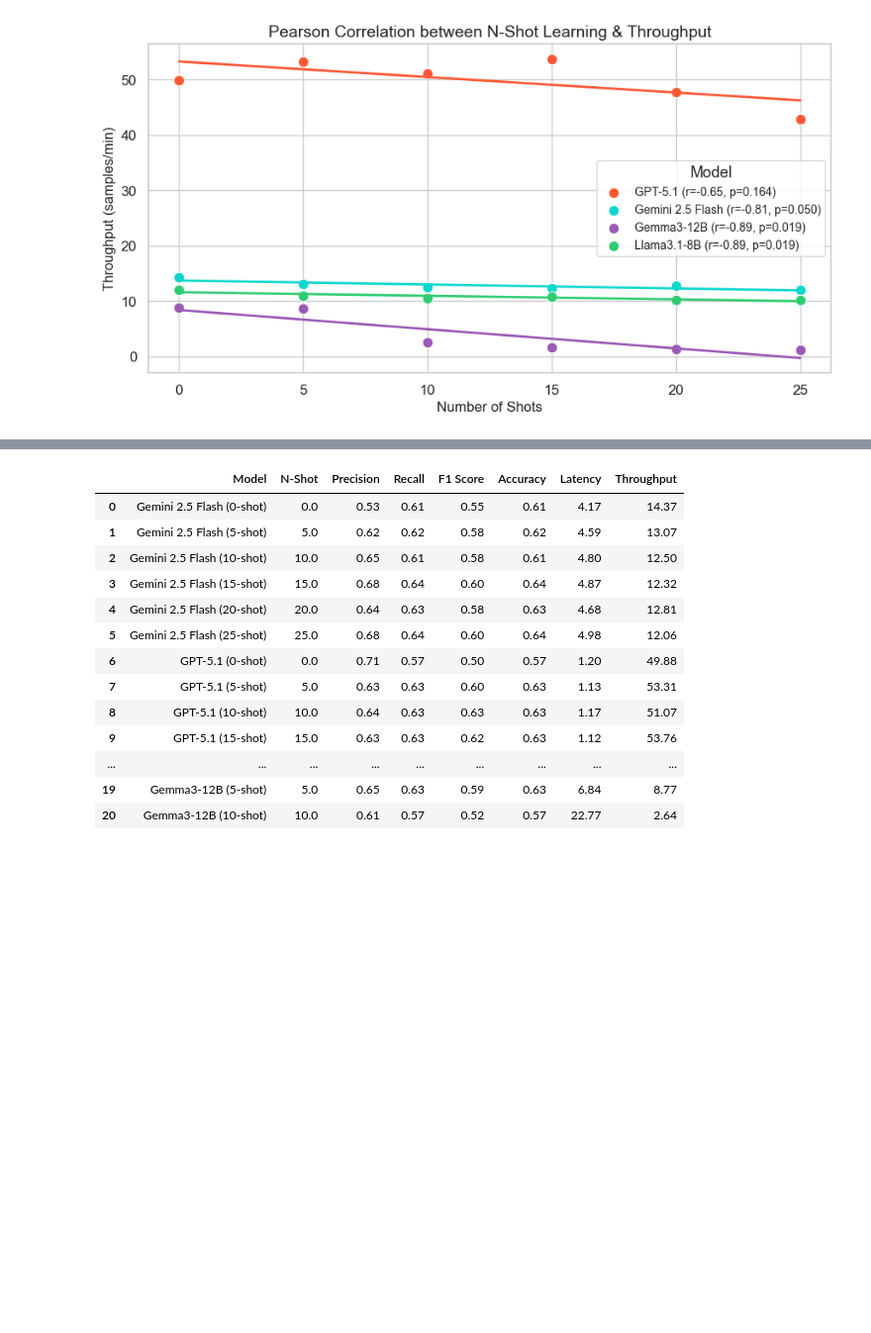
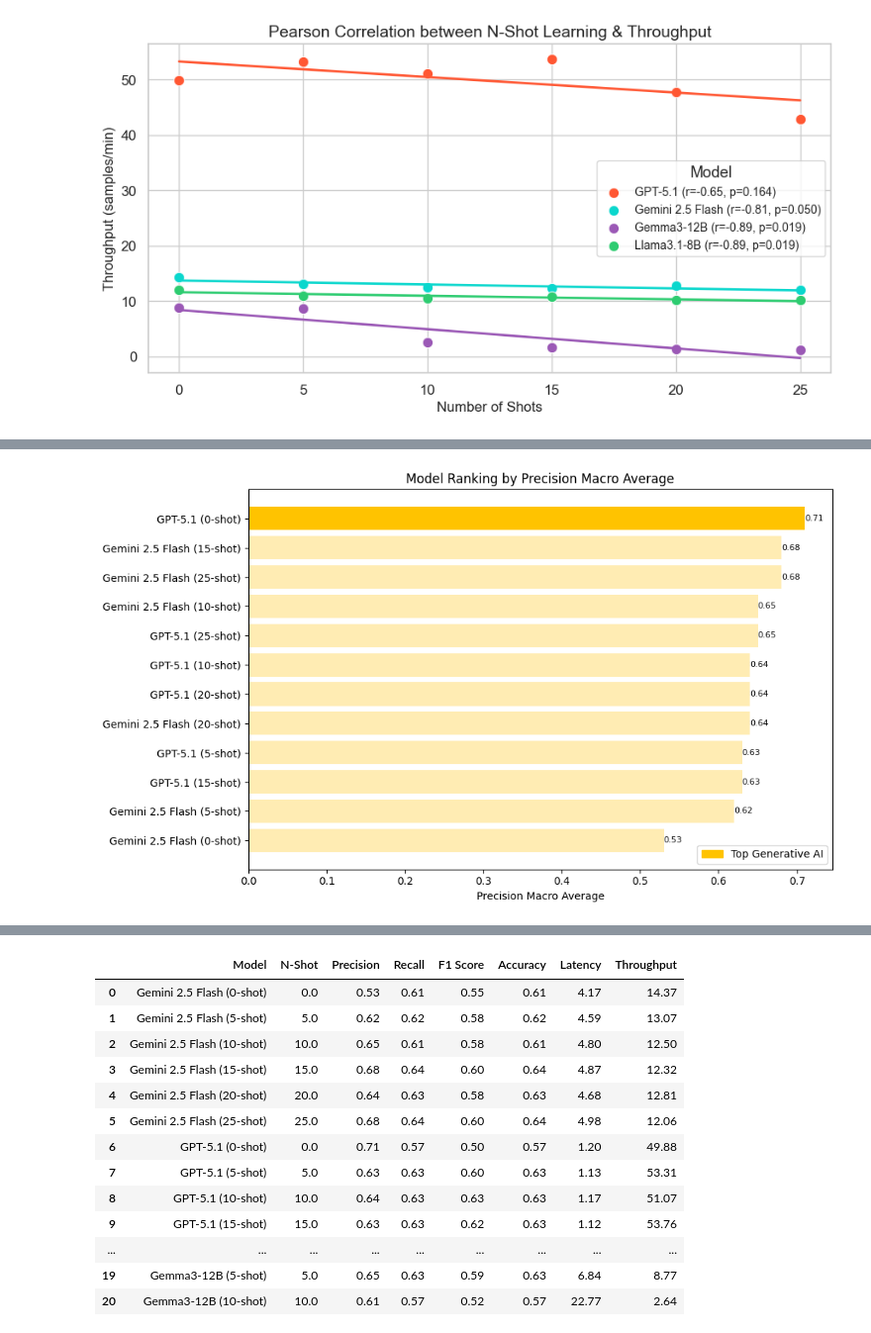
Before and after one commit to RasyadBima15/Multiclass-Emotion-Classification-on-Indonesian-Product-Reviews, a Jupyter notebook: Result/code.ipynb, the cells around one changed output, grey strips where cells are left out. Shown at 99% size. Cells and saved outputs as stored; diff of their text form; code cells hidden in the pictures; blank space fills up the shorter version.

```diff
--- a/Result/code.ipynb
+++ b/Result/code.ipynb
@@ -587,0 +740,92 @@ df_all
+# %%
+import pandas as pd
+import matplotlib.pyplot as plt
+import matplotlib.patches as mpatches
+
+metrics = ["Precision", "Recall", "F1 Score", "Accuracy", "Latency", "Throughput"]
+
+# Fungsi sorting
+def sort_models(metric, df):
+    if metric == "Latency":
+        return df.sort_values(by=metric, ascending=True)
+    else:
+        return df.sort_values(by=metric, ascending=False)
+
+# Kategori model Generative AI
+gen_ai_models = ["Gemini 2.5 Flash", "GPT-5.1"]
+
+for metric in metrics:
+    df_metric = df_all[df_all[metric].notna()]
+    df_sorted = sort_models(metric, df_metric)
+
+    # =========================
+    # Top Generative AI
+    # =========================
+    top_gen = df_sorted[
+        df_sorted["Model"].str.contains('|'.join(gen_ai_models))
+    ].iloc[0]["Model"]
+
+    # =========================
+    # Nilai batang
+    # =========================
+    bar_values = df_sorted[metric].values
+
+    # =========================
+    # Warna batang
+    # =========================
+    bar_colors = []
+    for m in df_sorted["Model"]:
+        is_genai = any(gen in m for gen in gen_ai_models)
+
+        if is_genai and m == top_gen:
+            bar_colors.append("#FFC300")   # Top GenAI
+        elif is_genai:
+            bar_colors.append("#FFECB3")   # GenAI lainnya
+        else:
+            bar_colors.append("#CCCCCC")   # Lainnya
+
+    # =========================
+    # Plot
+    # =========================
+    plt.figure(figsize=(10, 6))
+    plt.barh(df_sorted["Model"], bar_values, color=bar_colors)
+
+    # Label sumbu X
+    if metric == "Latency":
+        plt.xlabel("Latency (sec/sample)")
+    elif metric == "Throughput":
+        plt.xlabel("Throughput (samples/min)")
+    elif metric in ["Precision", "Recall", "F1 Score"]:
+        plt.xlabel(f"{metric} Macro Average")
+    else:
+        plt.xlabel(metric)
+
+    # Judul
+    if metric in ["Precision", "Recall", "F1 Score"]:
+        plt.title(f"Model Ranking by {metric} Macro Average")
+    else:
+        plt.title(f"Model Ranking by {metric}")
+
+    plt.gca().invert_yaxis()
+
+    # =========================
+    # Label nilai
+    # =========================
+    for i, val in enumerate(bar_values):
+        label = f"{val:.3f}" if metric == "Latency" else f"{val:.2f}"
+        plt.text(val, i, label, va="center", fontsize=8)
+
+    # =========================
+    # Legend (KHUSUS LATENCY)
+    # =========================
+    legend_patches = [
+        mpatches.Patch(color="#FFC300", label="Top Generative AI"),
+    ]
+
+    legend_loc = "upper right" if metric == "Latency" else "lower right"
+    plt.legend(handles=legend_patches, loc=legend_loc)
+
+    plt.tight_layout()
+    plt.show()
+# %% [output]
+[figure, added]
```
Also changed, not shown: parts of 5 cells of this notebook, 21 other files.
